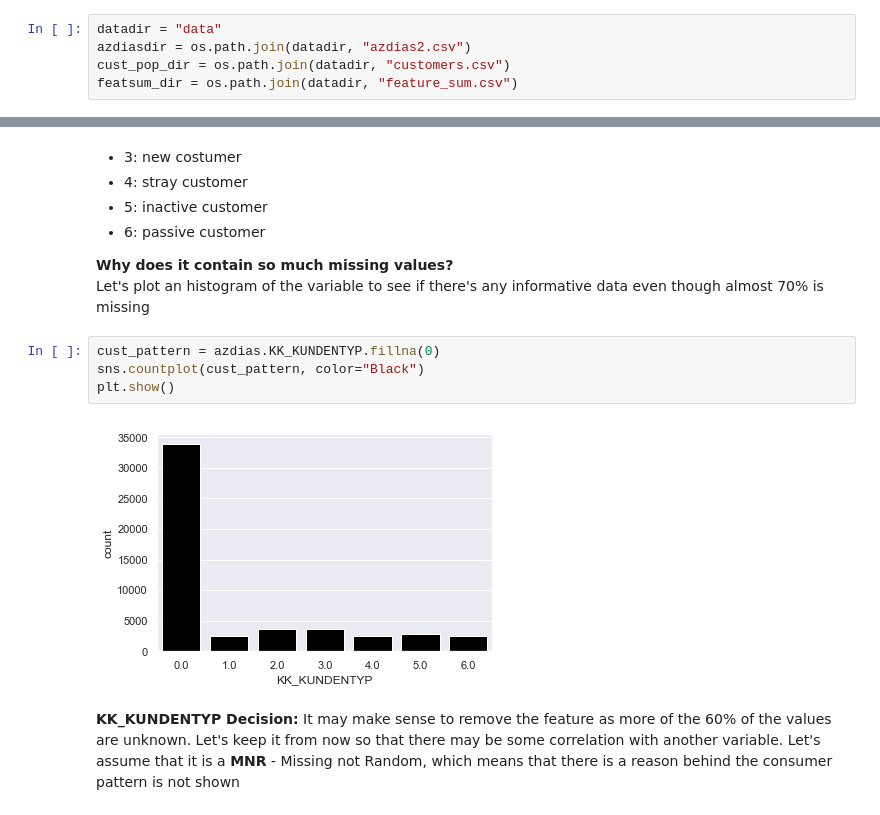
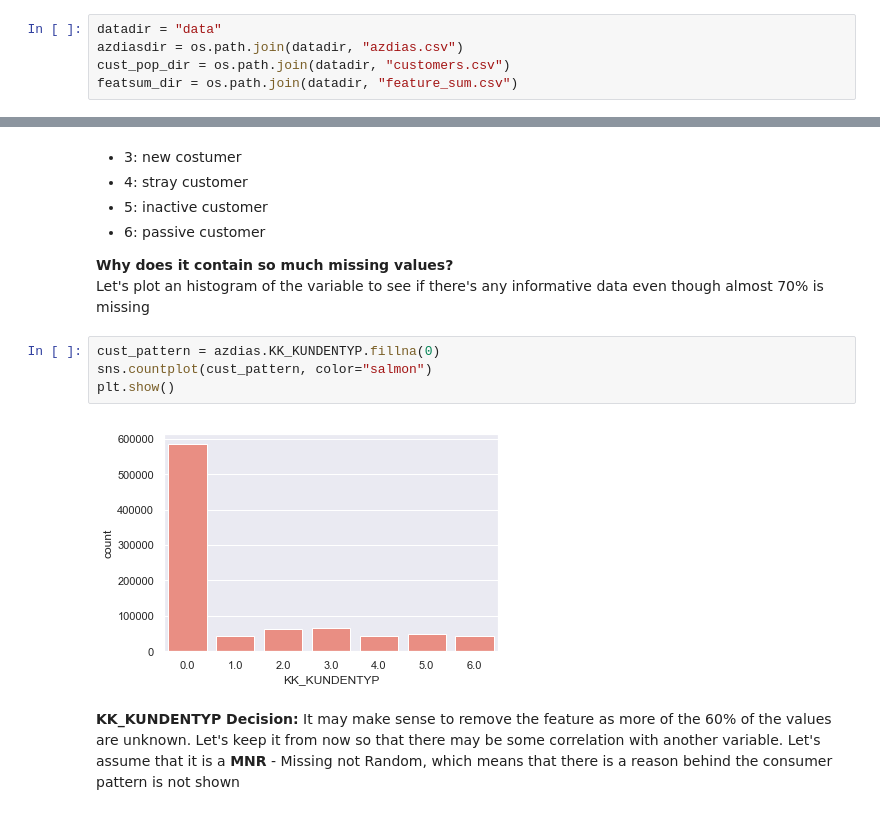
Before and after one commit to ManuelMartin11/arvato, a Jupyter notebook: arvato.ipynb, the cells around one changed output, grey strips where cells are left out. Drawn from its saved outputs; the diff is of its cells as text.

```diff
--- a/arvato.ipynb
+++ b/arvato.ipynb
@@ -42,7 +42,7 @@ To start off with, load in the demographics data for the general population into
 Once the dataset is loaded, it's recommended that you take a little bit of time just browsing the general structure of the dataset and feature summary file. You'll be getting deep into the innards of the cleaning in the first major step of the project, so gaining some general familiarity can help you get your bearings.
 # %%
 datadir = "data"
-azdiasdir = os.path.join(datadir, "azdias2.csv")
+azdiasdir = os.path.join(datadir, "azdias.csv")
 cust_pop_dir = os.path.join(datadir, "customers.csv")
 featsum_dir = os.path.join(datadir, "feature_sum.csv")
 # %%
@@ -126,10 +126,10 @@ Consumer pattern over past 12 months
 <br> Let's plot an histogram of the variable to see if there's any informative data even though almost 70% is missing
 # %%
 cust_pattern = azdias.KK_KUNDENTYP.fillna(0)
-sns.countplot(cust_pattern, color="Black")
+sns.countplot(cust_pattern, color="salmon")
 plt.show()
 # %% [output]
-[figure, old version]
+[figure, new version]
 # %% [markdown]
 **KK_KUNDENTYP Decision:**
 It may make sense to remove the feature as more of the 60% of the values are unknown. Let's keep it from now so that there may be some correlation with another variable. Let's assume that it is a **MNR** - Missing not Random, which means that there is a reason behind the consumer pattern is not shown
```
Also changed, not shown: parts of 35 cells of this notebook.
